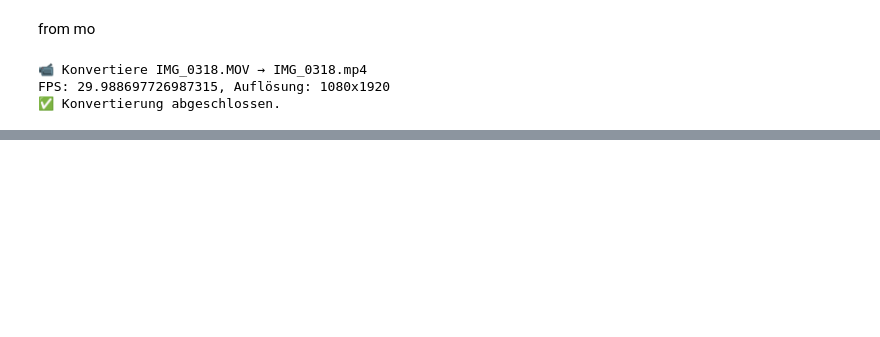
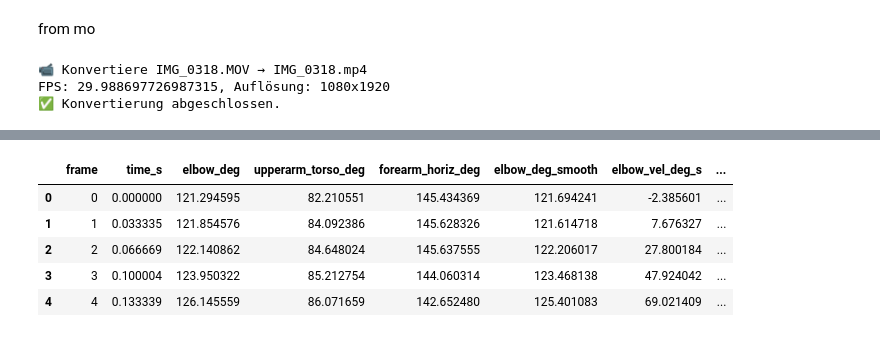
Before and after one commit to TOnGrind/AIMeetsTrainer, a Jupyter notebook: Bachelor.ipynb, the cells around one changed output, grey strips where cells are left out. Drawn from its saved outputs; the diff is of its cells as text; code cells hidden in the pictures; blank space fills up the shorter version.

```diff
--- a/Bachelor.ipynb
+++ b/Bachelor.ipynb
@@ -73,0 +130,12 @@ Image("runs/squat_demo/angles_timeseries.png")
+# %%
+import pandas as pd
+
+df= pd.read_csv("runs/bench_all/IMG_0361/features.csv")
+df.head()
+# %% [output]
+|  | frame | time_s | elbow_deg | upperarm_torso_deg | forearm_horiz_deg | elbow_deg_smooth | elbow_vel_deg_s | ... |
+| 0 | 0 | 0.000000 | 121.294595 | 82.210551 | 145.434369 | 121.694241 | -2.385601 | ... |
+| 1 | 1 | 0.033335 | 121.854576 | 84.092386 | 145.628326 | 121.614718 | 7.676327 | ... |
+| 2 | 2 | 0.066669 | 122.140862 | 84.648024 | 145.637555 | 122.206017 | 27.800184 | ... |
+| 3 | 3 | 0.100004 | 123.950322 | 85.212754 | 144.060314 | 123.468138 | 47.924042 | ... |
+| 4 | 4 | 0.133339 | 126.145559 | 86.071659 | 142.652480 | 125.401083 | 69.021409 | ... |
```
Also changed, not shown: parts of 4 cells of this notebook, 4 other files.
